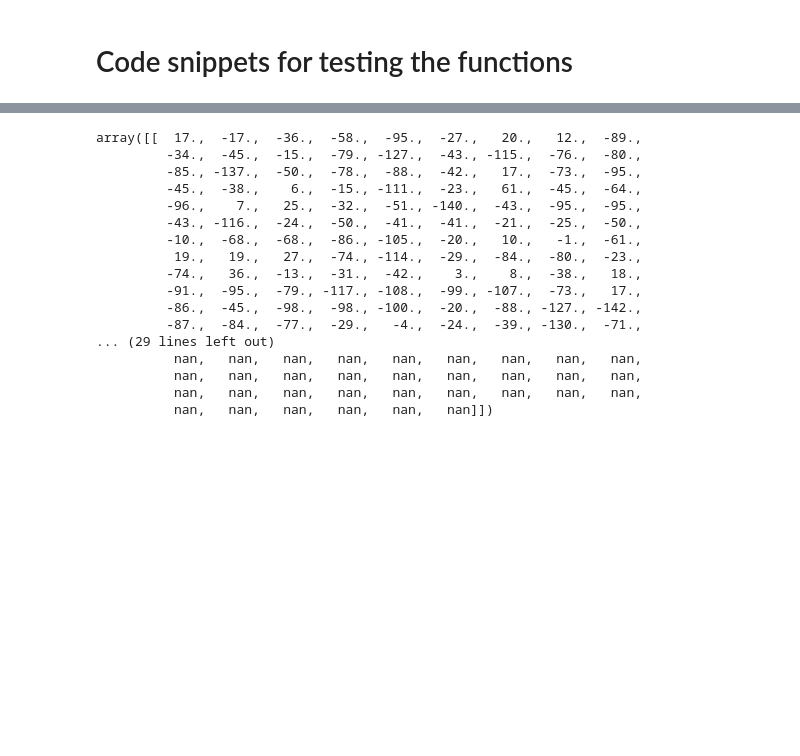
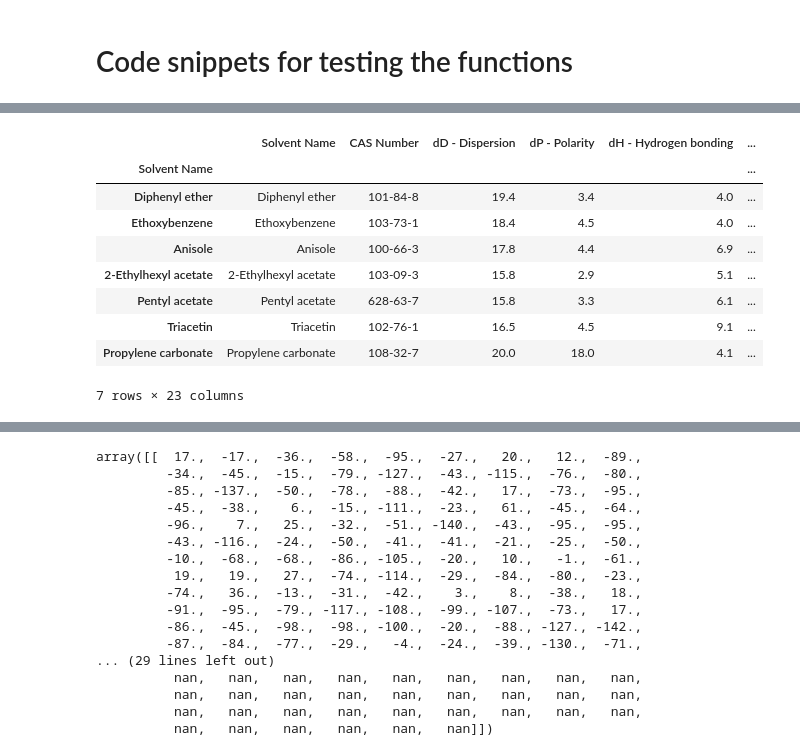
Before and after one commit to jrafolsr/opeg-green-solvent, a Jupyter notebook: code_snippets.ipynb, the cells around one changed output, grey strips where cells are left out. Cells and saved outputs as stored; diff of their text form; code cells hidden in the pictures; blank space fills up the shorter version.

Commit message:
Added the path finder, some callback reestructure (reset and update)

```diff
--- a/code_snippets.ipynb
+++ b/code_snippets.ipynb
@@ -28,18 +29,19 @@ def update_Ra(hansen_coordinates, reference = [None] * 3):
     Ra = 4*distance['dD - Dispersion'] + distance['dP - Polarity']+ distance['dH - Hydrogen bonding']
     return np.sqrt(Ra).round(2)
 
-
 def GSK_calculator(df, scores):
     k = 0
     gmean = 1
     for element in scores:
         if len(element):
-#             print(df[element],(df[element]).prod(axis =1, skipna = False))
             gmean *= ((df[element]).prod(axis =1, skipna = False)).pow(1/len(element))
             k += 1
-#     print(gmean)
     if k > 0:
-        gmean = np.power(gmean,1/k).round(2)
+        gmean = np.power(gmean,1/k).round(1)
     else:
         gmean = np.nan
     return gmean
+# %%
+df['GSK score'] = GSK_calculator(df, [WASTE, HEALTH, ENVIRONMENT, SAFETY])
+df['Ra'] = update_Ra(df[HANSEN_COORDINATES])
+df['Composite score'] = GSK_calculator(df, [WASTE, HEALTH, ENVIRONMENT, SAFETY])
@@ -45,0 +115,21 @@ def GSK_calculator(df, scores):
+# %%
+name_solvent = 'Chlorobenzene'
+ref_solvent = df.loc[name_solvent]
+flag = 1
+reference = np.array(ref_solvent[HANSEN_COORDINATES], dtype = np.float)
+df['Ra'] = update_Ra(df[HANSEN_COORDINATES], reference)
+
+solvent_path = []
+
+while True:
+    ref_GSK = ref_solvent['Composite score']
+
+#     df['Ra'] = update_Ra(df[HANSEN_COORDINATES], reference)
+    print(ref_solvent[['Solvent Name', 'Ra', 'GSK score']].values)
+    # Filter and sort out the less green
+    df1 = (df[(df['Composite score'] > ref_GSK) & (df['Ra'] > 0.0)]).sort_values(by = 'Ra', inplace = False)
+    flag = len(df1) == 0
+    if flag: break
+    ref_solvent = df1.iloc[0]
+
+    solvent_path.append(ref_solvent['Solvent Name'])
@@ -45,0 +145,13 @@ def GSK_calculator(df, scores):
+# %%
+df.loc[solvent_path]
+# %% [output]
+|  | Solvent Name | CAS Number | dD - Dispersion | dP - Polarity | dH - Hydrogen bonding | ... |
+| Solvent Name |  |  |  |  |  | ... |
+| Diphenyl ether | Diphenyl ether | 101-84-8 | 19.4 | 3.4 | 4.0 | ... |
+| Ethoxybenzene | Ethoxybenzene | 103-73-1 | 18.4 | 4.5 | 4.0 | ... |
+| Anisole | Anisole | 100-66-3 | 17.8 | 4.4 | 6.9 | ... |
+| 2-Ethylhexyl acetate | 2-Ethylhexyl acetate | 103-09-3 | 15.8 | 2.9 | 5.1 | ... |
+| Pentyl acetate | Pentyl acetate | 628-63-7 | 15.8 | 3.3 | 6.1 | ... |
+| Triacetin | Triacetin | 102-76-1 | 16.5 | 4.5 | 9.1 | ... |
+| Propylene carbonate | Propylene carbonate | 108-32-7 | 20.0 | 18.0 | 4.1 | ... |
+7 rows × 23 columns
```
Also changed, not shown: parts of 19 cells of this notebook, 3 other files.
